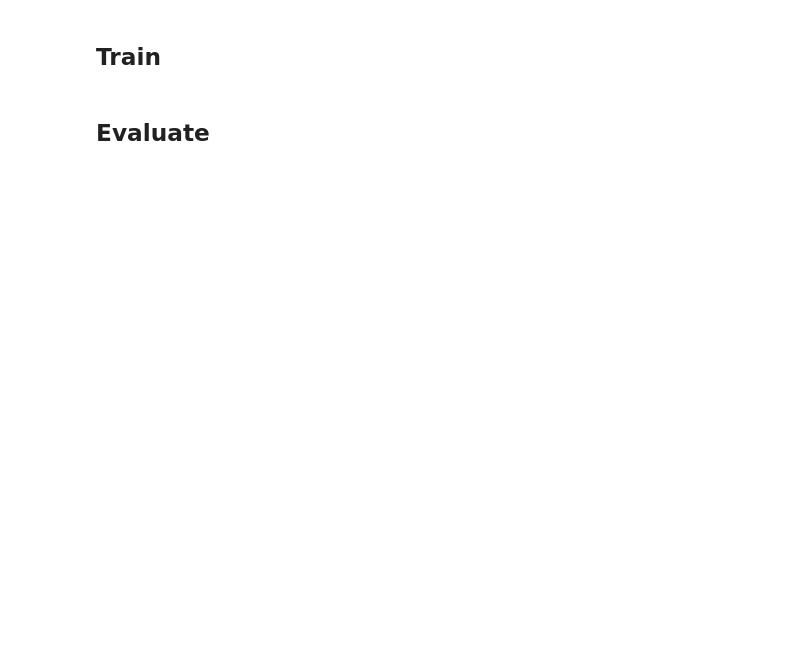
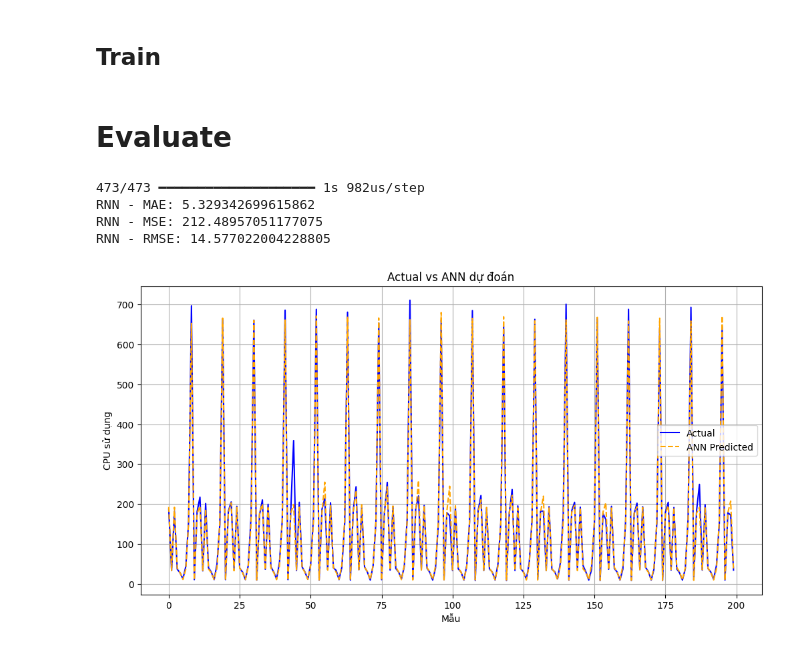
Before and after one commit to TranManhSon/Predict-Kubernetes-Resource, a Jupyter notebook: Notebook/ANN_predict.ipynb, the cells around one changed output. Drawn from its saved outputs; the diff is of its cells as text; code cells hidden in the pictures; blank space fills up the shorter version.

```diff
--- a/Notebook/ANN_predict.ipynb
+++ b/Notebook/ANN_predict.ipynb
@@ -140,7 +170,7 @@ param_grid_ann = {
 }
 
 # Wrapper for GridSearchCV
-model_ann = KerasRegressor(build_fn=build_ann_model, verbose=1)
+model_ann = KerasRegressor(build_fn=build_ann_model, verbose=0, **param_grid_ann)
 
 # GridSearchCV
 grid_ann = GridSearchCV(estimator=model_ann, param_grid=param_grid_ann, scoring='neg_mean_absolute_error', cv=3, verbose=0)
@@ -161,13 +198,12 @@ print(f"Best model saved to {model_path}")
 # %% [markdown]
 ## Train
-# %%
-history_ann = best_model.fit(
-    X_train,
-    y_train,
-    epochs=best_params['epochs'],
-    batch_size=best_params['batch_size'],
-    validation_data=(X_test, y_test),
-    verbose=1,
-)
+# %%
+history_ann = best_model.fit(
+    X_train, y_train,
+    epochs=best_params['epochs'],
+    batch_size=best_params['batch_size'],
+    validation_data=(X_test, y_test),
+    verbose=1,
+)
 # %% [markdown]
-## Evaluate
+# Evaluate
@@ -198,17 +220,21 @@ rmse_ann = math.sqrt(mse_ann)
 print(f"RNN - MAE: {mae_ann}")
 print(f"RNN - MSE: {mse_ann}")
 print(f"RNN - RMSE: {rmse_ann}")
+# %% [output]
+473/473 ━━━━━━━━━━━━━━━━━━━━ 1s 982us/step
+RNN - MAE: 5.329342699615862
+RNN - MSE: 212.48957051177075
+RNN - RMSE: 14.577022004228805
 # %%
-y_pred_ann = model_ann.predict(X_test)
-
-import matplotlib.pyplot as plt
 # Plot Actual vs Predicted (ANN)
 plt.figure(figsize=(12, 6))
 plt.plot(y_test.values[:200], label='Actual', color='blue')
 plt.plot(y_pred_ann[:200], label='ANN Predicted', linestyle='--', color='orange')
 plt.title('Actual vs ANN dự đoán')
 plt.xlabel('Mẫu')
 plt.ylabel('CPU sử dụng')
 plt.legend()
 plt.grid()
 plt.show()
+# %% [output]
+[figure, added]
```
Also changed, not shown: parts of 21 cells of this notebook, 8 other files.
